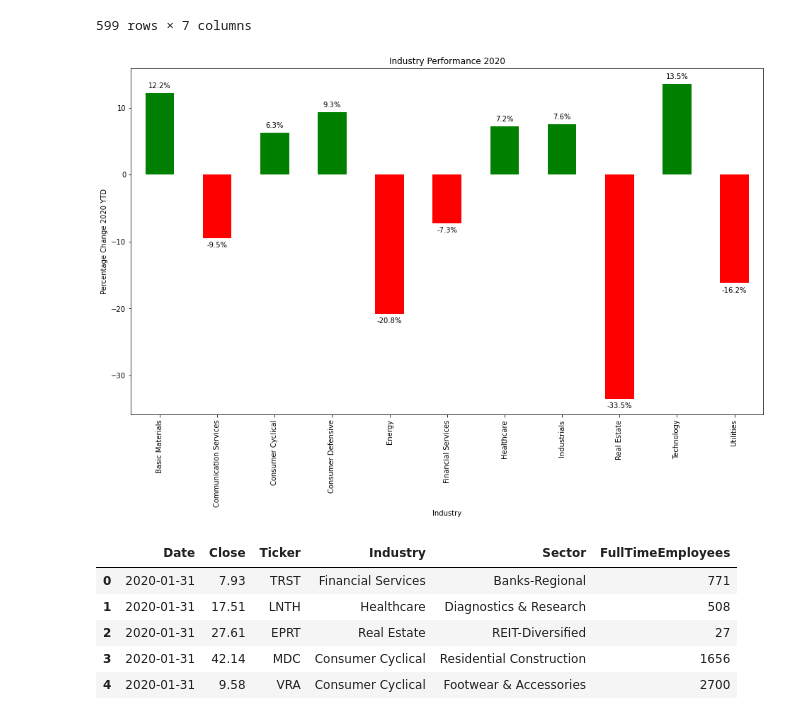
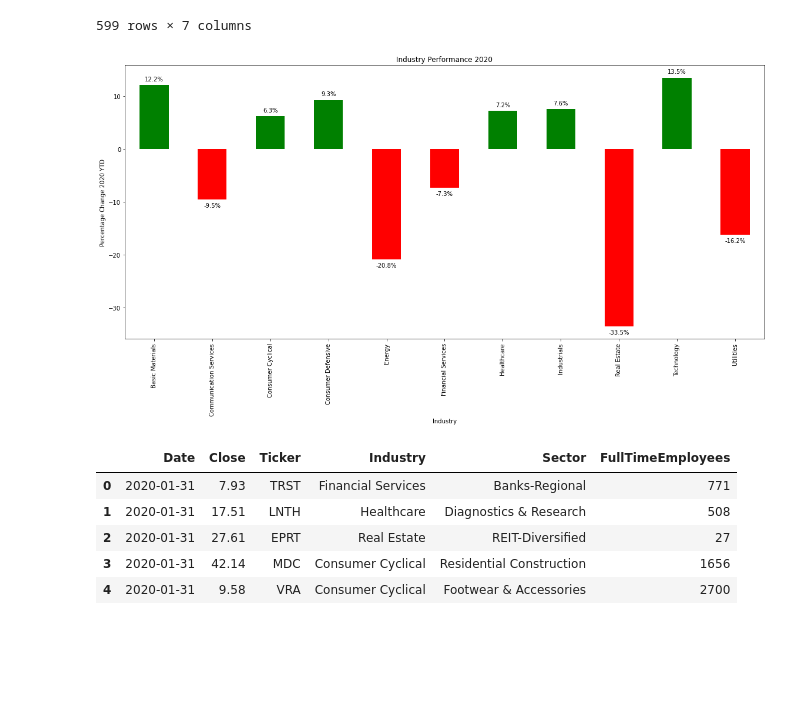
Before and after one commit to andresALLDAY/Project1, a Jupyter notebook: industry_plots.ipynb, the cells around one changed output. Cells and saved outputs as stored; diff of their text form; code cells hidden in the pictures; blank space fills up the shorter version.

Commit message:
final change to labels for bar-chart

```diff
--- a/industry_plots.ipynb
+++ b/industry_plots.ipynb
@@ -78,19 +78,20 @@ def add_value_labels(ax, spacing=5):
 # %%
 indchg = ticker2020.groupby('Industry')['pct change'].mean()
 industry = indchg.to_frame(name='Pct Chg')
 industry.reset_index(inplace=True)
 x_labels = industry['Industry'].to_list()
 y = industry['Pct Chg']
 plt.figure(figsize=(16,9))
 ax = y.plot(kind='bar', color=(y > 0).map({True: 'g', False:'r'}))
 ax.set_title('Industry Performance 2020')
 ax.set_xlabel('Industry')
 ax.set_ylabel('Percentage Change 2020 YTD')
 ax.set_xticklabels(x_labels)
 add_value_labels(ax)
+plt.tight_layout()
 plt.savefig('images/industry_performance_w_labels.png')
 # %% [output]
-[figure, old version]
+[figure, new version]
 # %%
 file3 = 'api-data/yearly_summary/prices_for_2020.csv'
 stocks = pd.read_csv(file3)
```
Also changed, not shown: 3 other files.
